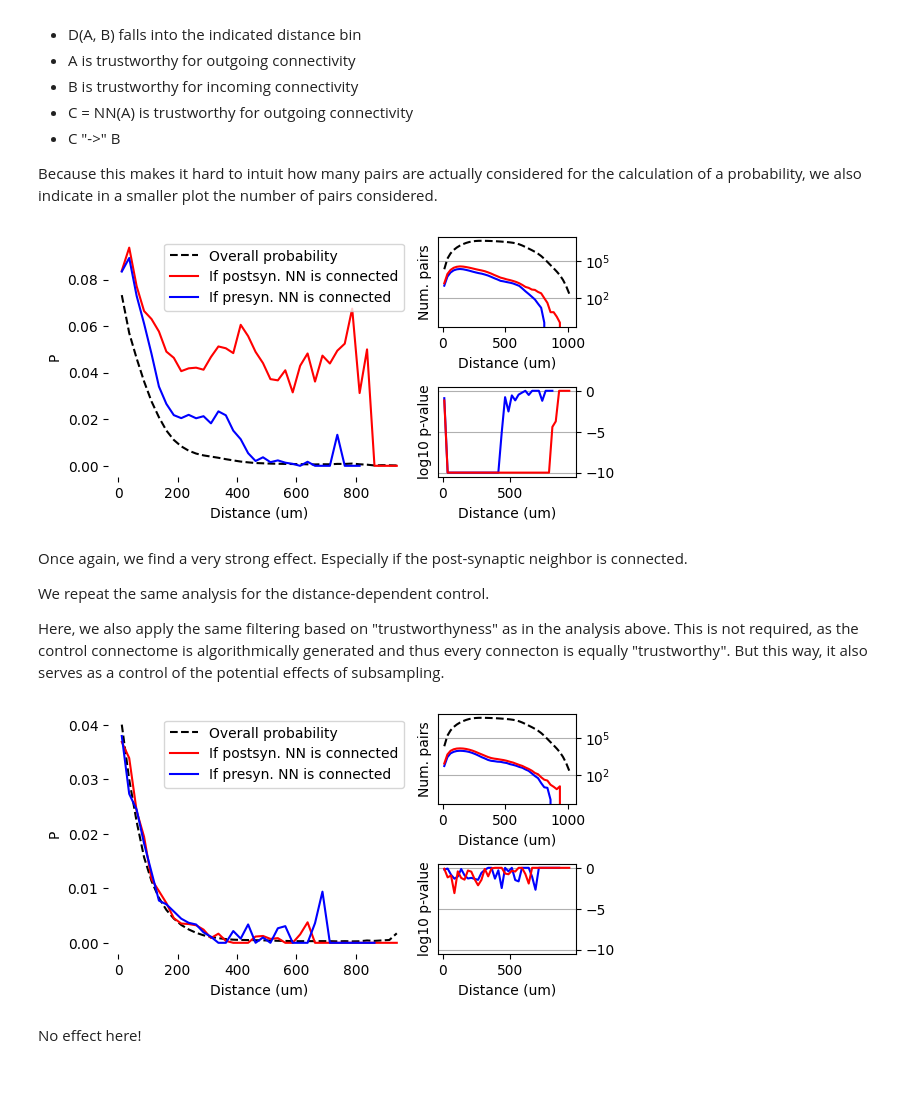
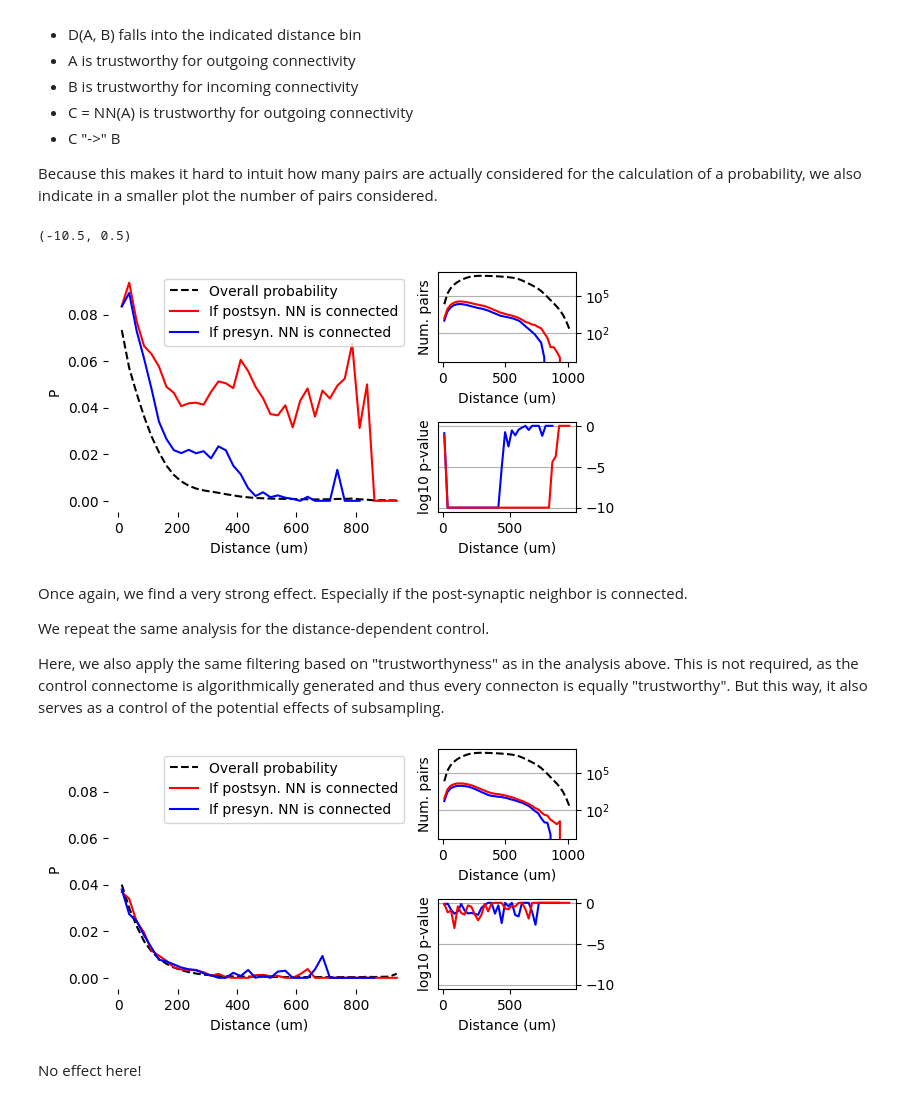
Before and after one commit to MWolfR/local_connectivity_model, a Jupyter notebook: src/Nearest neighbor 1d prob increase.ipynb, the cells around one changed output. Saved outputs shown, nothing was run; the diff lists cells and outputs as text; code cells hidden in the pictures.

Commit message:
Using matched ylim now.

```diff
--- a/src/Nearest neighbor 1d prob increase.ipynb
+++ b/src/Nearest neighbor 1d prob increase.ipynb
@@ -358,6 +358,7 @@ plt.legend()
 ax.set_xlabel("Distance (um)")
 ax.set_ylabel("P")
 ax.set_frame_on(False)
+save_ylim = ax.get_ylim()
 
 ax = fig.add_axes([0.7, 0.6, 0.25, 0.3])
 ax.yaxis.tick_right()
@@ -383,6 +384,7 @@ ax.set_xlabel("Distance (um)")
 ax.set_ylabel("log10 p-value")
 ax.set_ylim([-10.5, 0.5])
 # %% [output]
+(-10.5, 0.5)
 [figure]
 # %% [markdown]
 Once again, we find a very strong effect. Especially if the post-synaptic neighbor is connected.
@@ -423,33 +425,34 @@ ax.plot(bin_centers[ctrl_con_prob_post_is_connected.index], ctrl_con_prob_post_i
 ax.plot(bin_centers[ctrl_con_prob_pre_is_connected.index], ctrl_con_prob_pre_is_connected, color="blue", label="If presyn. NN is connected")
 plt.legend()
 ax.set_xlabel("Distance (um)")
 ax.set_ylabel("P")
 ax.set_frame_on(False)
+ax.set_ylim(save_ylim)
 
 ax = fig.add_axes([0.7, 0.6, 0.25, 0.3])
 ax.yaxis.tick_right()
 ax.plot(bin_centers, n_pairs_per_bin, ls="--", color="black")
 ax.plot(bin_centers[ctrl_smpls_pre_is_connected.index], ctrl_smpls_pre_is_connected, color="blue")
 ax.plot(bin_centers[ctrl_smpls_post_is_connected.index], ctrl_smpls_post_is_connected, color="red")
 ax.set_yscale("log")
 plt.grid(axis="y")
 ax.set_xlabel("Distance (um)")
 ax.set_ylabel("Num. pairs")
 
 ax = fig.add_axes([0.7, 0.1, 0.25, 0.3])
 min_log10_p_indicated = -10
 log_p_pre_is_connected = numpy.log10(p_values_pre_ctrl)
 log_p_pre_is_connected[(log_p_pre_is_connected < min_log10_p_indicated) | (p_values_pre_ctrl == 0)] = min_log10_p_indicated
 log_p_post_is_connected = numpy.log10(p_values_post_ctrl)
 log_p_post_is_connected[(log_p_post_is_connected < min_log10_p_indicated) | (p_values_post_ctrl == 0)] = min_log10_p_indicated
 ax.yaxis.tick_right()
 ax.plot(bin_centers, log_p_pre_is_connected, color="blue")
 ax.plot(bin_centers, log_p_post_is_connected, color="red")
 plt.grid(axis="y")
 ax.set_xlabel("Distance (um)")
 ax.set_ylabel("log10 p-value")
 ax.set_ylim([-10.5, 0.5])
 # %% [output]
-[figure, old version]
+[figure, new version]
 # %% [markdown]
 No effect here!
```
